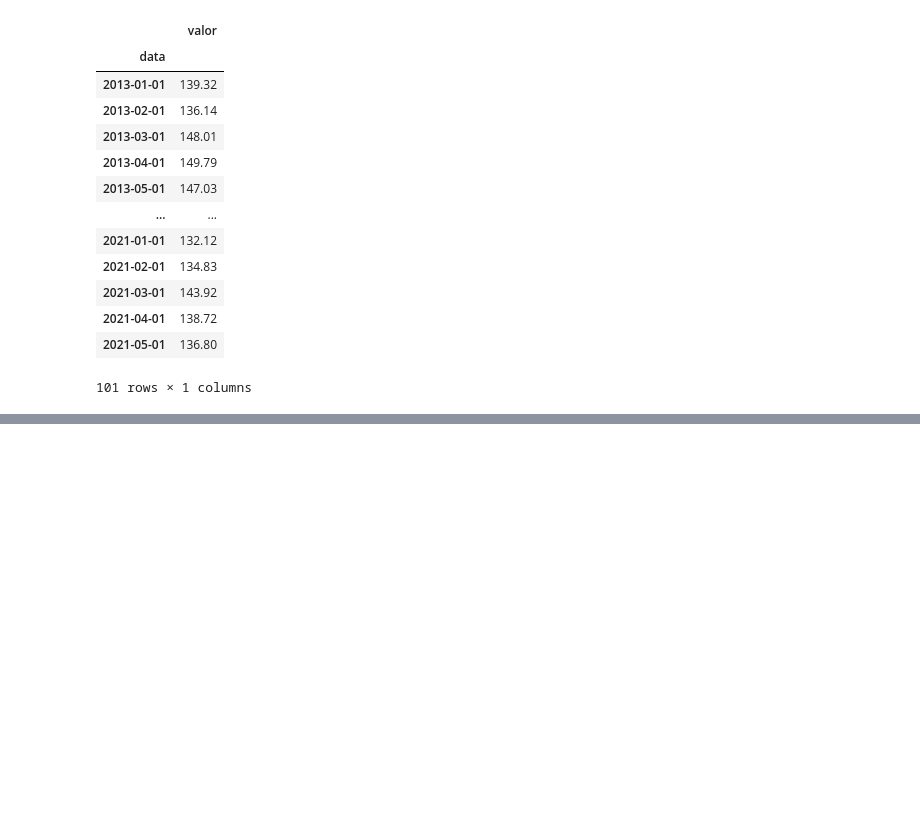
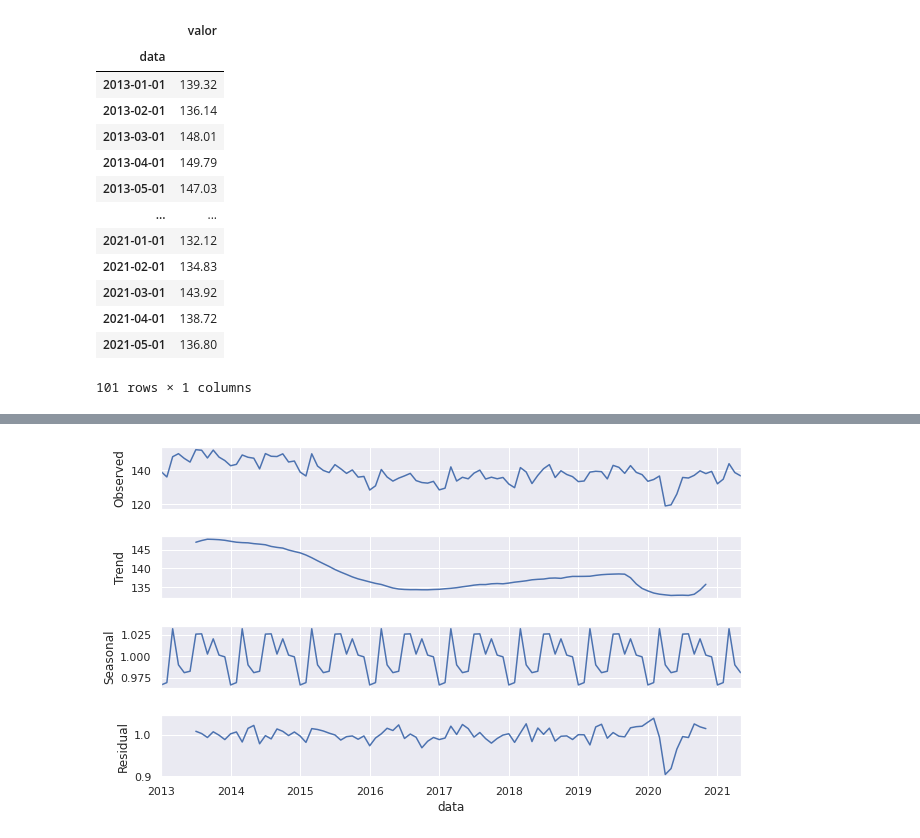
Before and after one commit to lvb86/PD_LSTM_GA, a Jupyter notebook: code/ibcBR_2013_2021.ipynb, the cells around one changed output, grey strips where cells are left out. Cells and saved outputs as stored; diff of their text form; code cells hidden in the pictures; blank space fills up the shorter version.

```diff
--- a/code/ibcBR_2013_2021.ipynb
+++ b/code/ibcBR_2013_2021.ipynb
@@ -130,0 +170,10 @@ ibcbr2013_2021
+# %%
+decomposicao = seasonal_decompose(ibcbr2013_2021, model='multiplicative')
+sns.set_theme()
+style.use(DefStyle)
+ax = decomposicao.plot()
+plt.gcf().set_size_inches(DefSize)
+
+plt.show();
+# %% [output]
+[figure, added]
```
Also changed, not shown: parts of 6 cells of this notebook.
